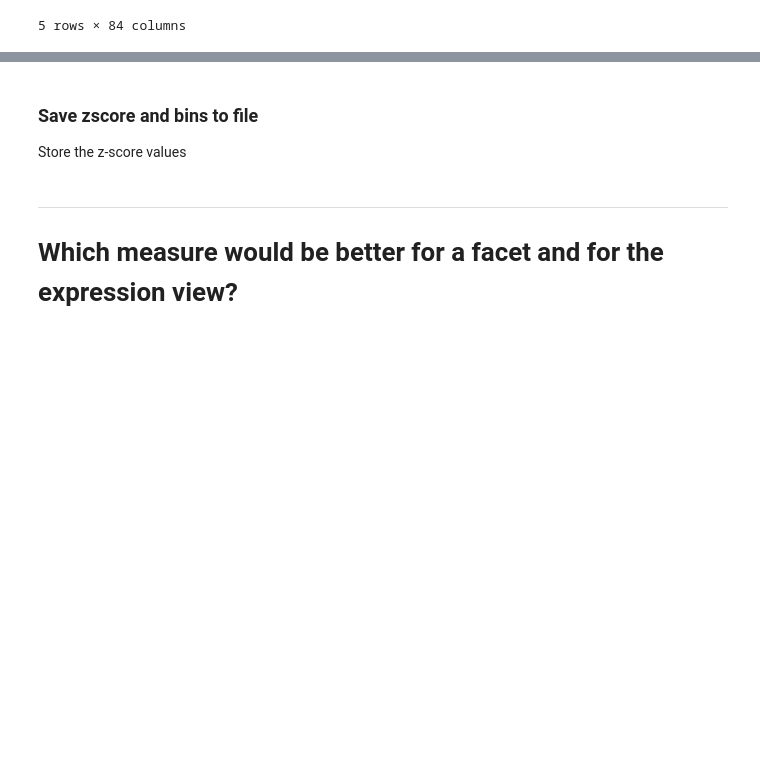
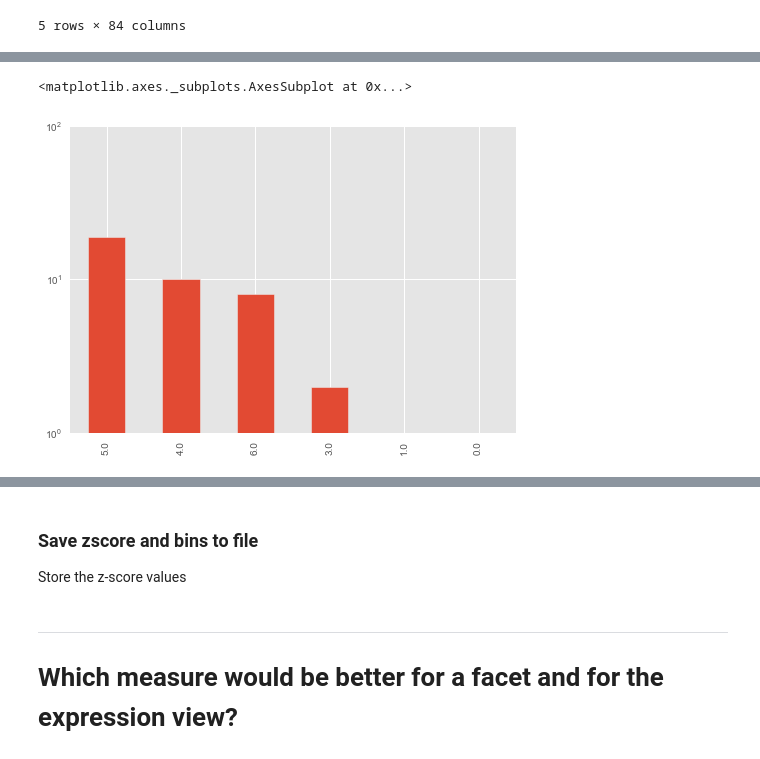
Before and after one commit to opentargets-archive/expression_analysis, a Jupyter notebook: rna_expression_analysis.ipynb, the cells around one changed output, grey strips where cells are left out. Drawn from its saved outputs; the diff is of its cells as text; code cells hidden in the pictures; blank space fills up the shorter version.

Commit message:
add z score distribution normalized by single gene

```diff
--- a/rna_expression_analysis.ipynb
+++ b/rna_expression_analysis.ipynb
@@ -485,3 +478,10 @@ zsc_binned_array.head()
 | ENSG00000000457 | -1 | 0 | -1 | -1 | -1 | -1 | -1 | -1 | ... |
 | ENSG00000000460 | -1 | -1 | -1 | -1 | -1 | -1 | 1 | 1 | ... |
 5 rows × 84 columns
+# %%
+# test for a specific disease
+## 1. get a gene list
+SMA3 = 'Orphanet_83419'
+import requests
+r = requests.get('https://mk-zscorefacet-dot-open-targets-eu-dev.appspot.com/api/latest/public/association/filter', params={'disease':SMA3,'size':'50','facets':'true','nocache':'true'})
+r.json()
@@ -487,0 +506,8 @@ zsc_binned_array.head()
+# %%
+sma3genes = []
+for g in r.json()['data']:
+    sma3genes.append(g['target']['id'])
+print(sma3genes[0:5])
+print(len(sma3genes))
+## 2. filter the zscore table
+zsc_binned_array.loc[sma3genes].head()
@@ -487,0 +525,6 @@ zsc_binned_array.head()
+# %%
+zsc_binned_array.loc[sma3genes].fillna('0').max(axis=1).value_counts().plot.bar(logy=True)
+# ..stack() #.value_counts() #.plot.bar(logy=True)
+# %% [output]
+<matplotlib.axes._subplots.AxesSubplot at 0x...>
+[figure, added]
```
Also changed, not shown: parts of 10 cells of this notebook.
